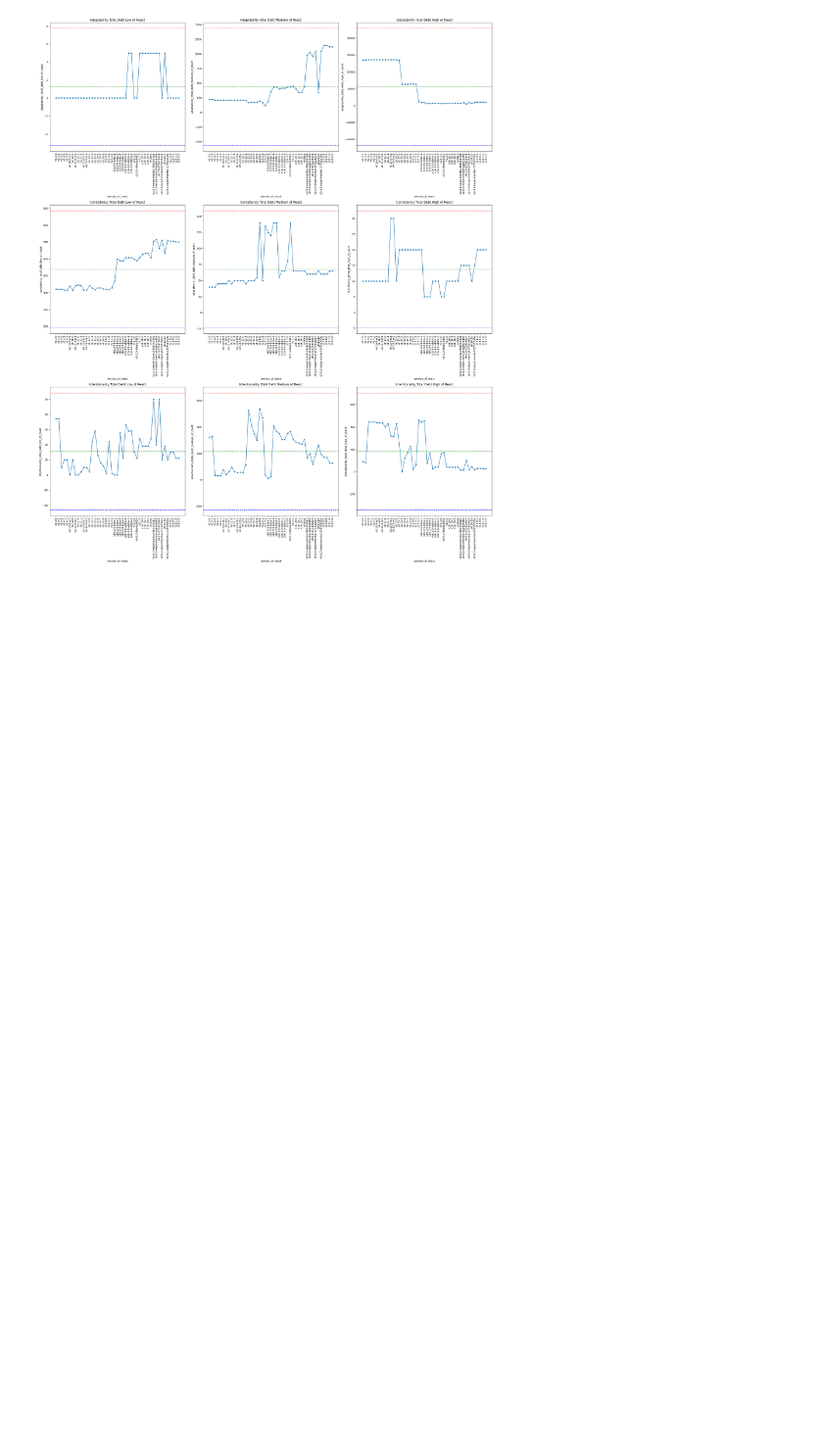
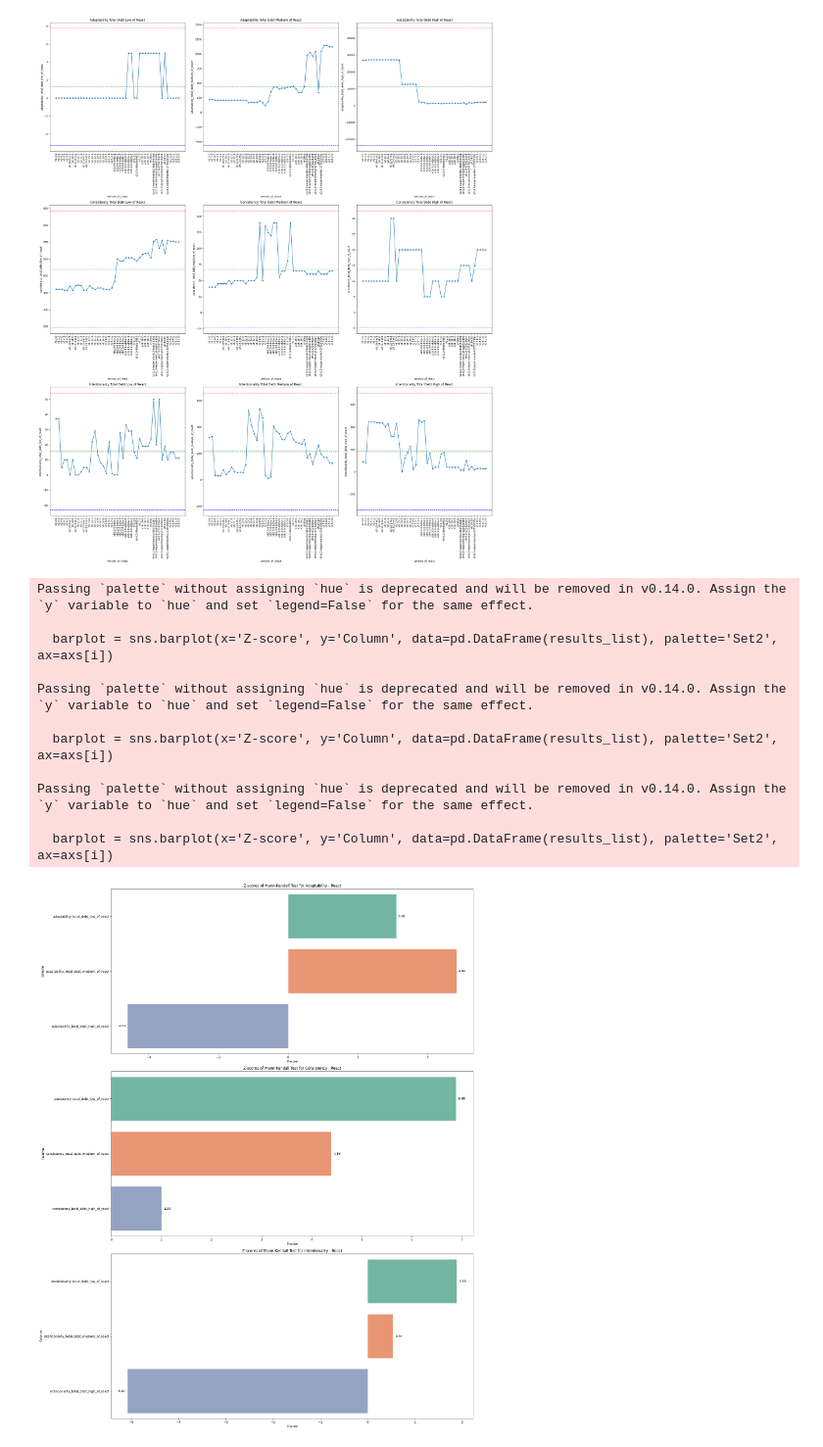
Before and after one commit to NotAlpha45/Analysis-of-Code-Smell-and-Refactoring, a Jupyter notebook: Code/Analysis/RQ2/react_analysis.ipynb, the cells around one changed output. Shown at 98% size. Drawn from its saved outputs; the diff is of its cells as text; code cells hidden in the pictures; blank space fills up the shorter version.

```diff
--- a/Code/Analysis/RQ2/react_analysis.ipynb
+++ b/Code/Analysis/RQ2/react_analysis.ipynb
@@ -127,3 +127,78 @@ def plot_control_charts(df, columns, version_col):
 plot_control_charts(df, ['adaptability_total_debt_low_of_react', 'adaptability_total_debt_medium_of_react', 'adaptability_total_debt_high_of_react', 'consistency_total_debt_low_of_react', 'consistency_total_debt_medium_of_react', 'consistency_total_debt_high_of_react', 'intentionality_total_debt_low_of_react','intentionality_total_debt_medium_of_react', 'intentionality_total_debt_high_of_react'], 'version_of_react')
 # %% [output]
 [figure]
+# %%
+    columns = ['adaptability_total_debt_low_of_react', 'adaptability_total_debt_medium_of_react', 'adaptability_total_debt_high_of_react', 'consistency_total_debt_low_of_react', 'consistency_total_debt_medium_of_react', 'consistency_total_debt_high_of_react', 'intentionality_total_debt_low_of_react','intentionality_total_debt_medium_of_react', 'intentionality_total_debt_high_of_react']
+# %%
+import pandas as pd
+import matplotlib.pyplot as plt
+import seaborn as sns
+from pymannkendall import original_test
+
+# List of libraries
+libraries = ['React']
+
+# Create subplots
+fig, axs = plt.subplots(3, 1, figsize=(20, 25))
+
+# Loop through adaptability, consistency, and intentionality
+for i, aspect in enumerate(['Adaptability', 'Consistency', 'Intentionality']):
+    # Get the corresponding columns for the aspect
+    columns_for_aspect = [col for col in columns if aspect.lower() in col.lower()]
+
+    # Initialize a list to store the results
+    results_list = []
+
+    # Loop through individual columns
+    for column in columns_for_aspect:
+        s = df[column]
+        result = original_test(s)
+
+        # Append the results to the list
+        results_list.append({
+            'Column': column,
+            'Trend': result.trend,
+            'Hypothesis': result.h,
+            'P-value': result.p,
+            'Z-score': result.z
+        })
+
+    # Plot Z-scores using Seaborn with different colors
+    barplot = sns.barplot(x='Z-score', y='Column', data=pd.DataFrame(results_list), palette='Set2', ax=axs[i])
+
+    # Add the values at the top of the bars
+    for p in barplot.patches:
+        width = p.get_width()
+        if width < 0:  # If the Z-score is negative
+            ha = 'right'
+            x_position = width - 0.05
+        else:  # If the Z-score is positive
+            ha = 'left'
+            x_position = width + 0.05
+
+        axs[i].text(x_position,
+                    p.get_y() + p.get_height() / 2,
+                    '{:1.2f}'.format(width),
+                    ha=ha,
+                    va='center')
+
+    axs[i].set_title(f'Z-scores of Mann-Kendall Test for {aspect} - {libraries[0]}')
+    axs[i].set_xlabel('Z-score')
+    axs[i].set_ylabel('Column')
+
+# Adjust layout
+plt.tight_layout()
+plt.show()
+# %% [output]
+Passing `palette` without assigning `hue` is deprecated and will be removed in v0.14.0. Assign the `y` variable to `hue` and set `legend=False` for the same effect.
+
+  barplot = sns.barplot(x='Z-score', y='Column', data=pd.DataFrame(results_list), palette='Set2', ax=axs[i])
+
+Passing `palette` without assigning `hue` is deprecated and will be removed in v0.14.0. Assign the `y` variable to `hue` and set `legend=False` for the same effect.
+
+  barplot = sns.barplot(x='Z-score', y='Column', data=pd.DataFrame(results_list), palette='Set2', ax=axs[i])
+
+Passing `palette` without assigning `hue` is deprecated and will be removed in v0.14.0. Assign the `y` variable to `hue` and set `legend=False` for the same effect.
+
+  barplot = sns.barplot(x='Z-score', y='Column', data=pd.DataFrame(results_list), palette='Set2', ax=axs[i])
+[figure, added]
```
Also changed, not shown: parts of 1 cell of this notebook, 3 other files.
